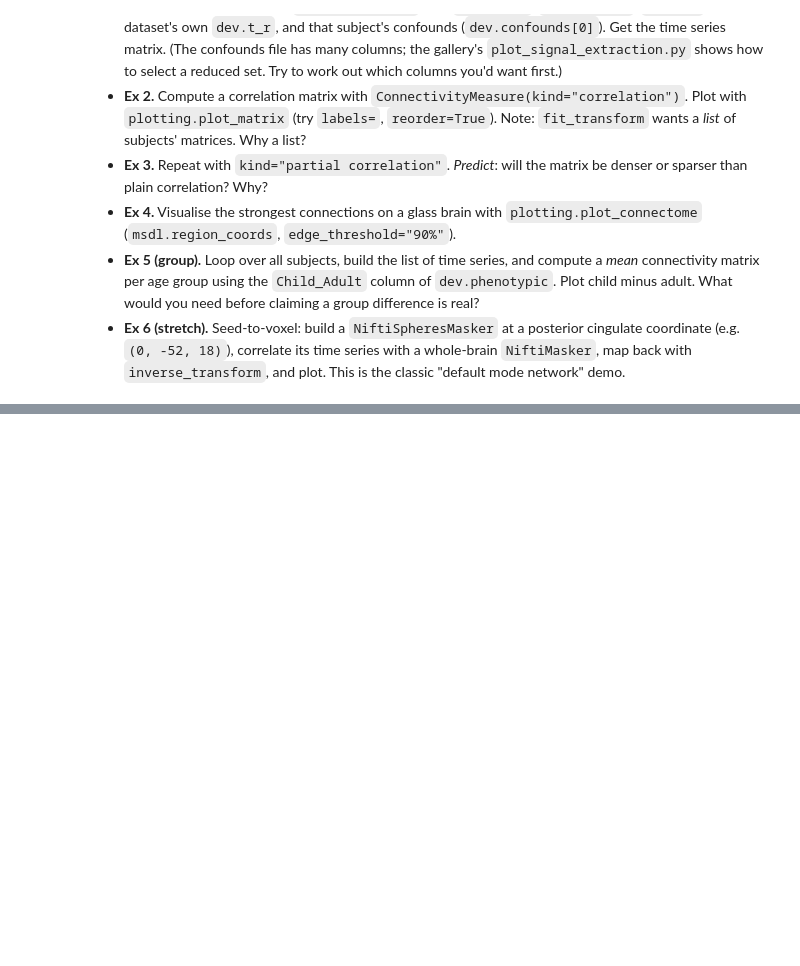
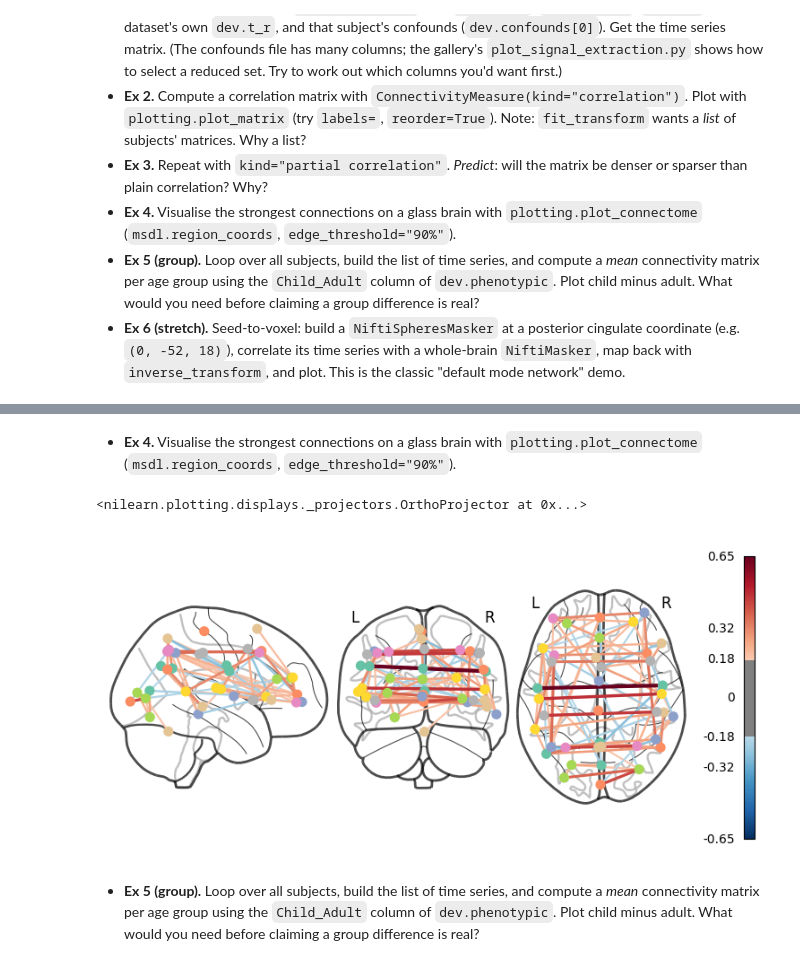
Before and after one commit to theknuckle/nilearn-crash-course, a Jupyter notebook: 03_connectivity.ipynb, the cells around one changed output, grey strips where cells are left out. Cells and saved outputs as stored; diff of their text form; code cells hidden in the pictures; blank space fills up the shorter version.

```diff
--- a/03_connectivity.ipynb
+++ b/03_connectivity.ipynb
@@ -41,3 +100,10 @@ msdl = datasets.fetch_atlas_msdl()   # probabilistic maps with region coordinate
+# %% [markdown]
+- **Ex 4.** Visualise the strongest connections on a glass brain with `plotting.plot_connectome` (`msdl.region_coords`, `edge_threshold="90%"`).
 # %%
-# Ex 4
+plotting.plot_connectome(correl_matrix[0], msdl.region_coords, edge_threshold="90%")
+# %% [output]
+<nilearn.plotting.displays._projectors.OrthoProjector at 0x...>
+[figure, added]
+# %% [markdown]
+- **Ex 5 (group).** Loop over all subjects, build the list of time series, and compute a *mean* connectivity matrix per age group using the `Child_Adult` column of `dev.phenotypic`. Plot child minus adult. What would you need before claiming a group difference is real?
 # %%
```
Also changed, not shown: parts of 14 cells of this notebook.
